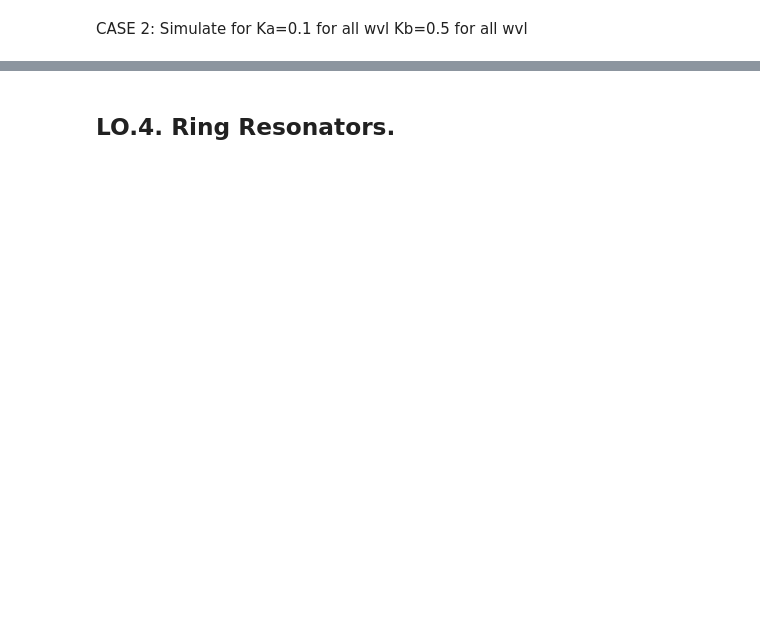
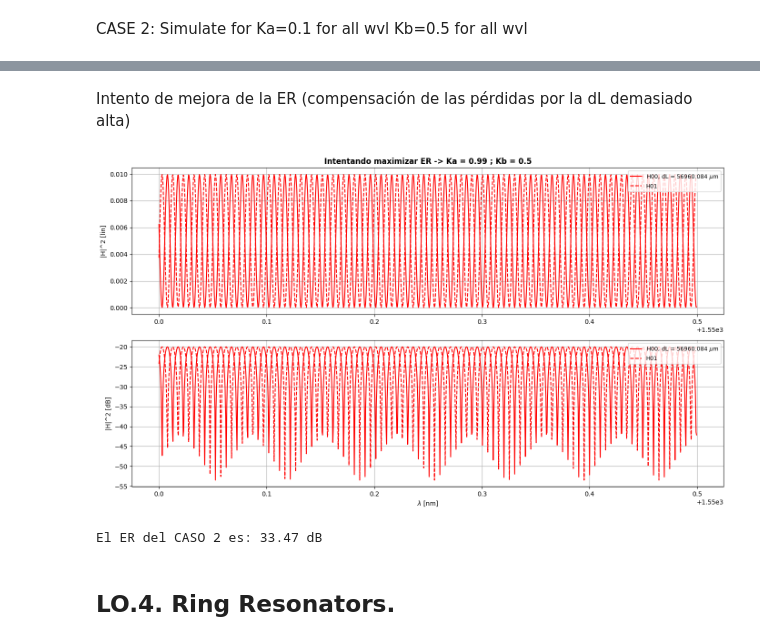
Before and after one commit to agondea/cifoin-lab3, a Jupyter notebook: CIRCUITS_&_COMPACT_MODELS.ipynb, the cells around one changed output, grey strips where cells are left out. Saved outputs shown, nothing was run; the diff lists cells and outputs as text; code cells hidden in the pictures; blank space fills up the shorter version.

```diff
--- a/CIRCUITS_&_COMPACT_MODELS.ipynb
+++ b/CIRCUITS_&_COMPACT_MODELS.ipynb
@@ -411,3 +533,66 @@ CASE 2: Simulate for Ka=0.1 for all wvl Kb=0.5 for all wvl
+# %% [markdown]
+Intento de mejora de la ER (compensación de las pérdidas por la dL demasiado alta)
+# %%
+# 1. Vector de longitudes de onda en el rango de: [1550-1550.5] nm (con saltos de 0.0000005)
+wvl = jnp.arange(1.55, 1.5505, 0.0000005)
+
+l_base = 1000.0
+delta_l = l_base + 55960.0840224255
+
+config_wvg_comun = {
+    "neff": 2.38,
+    "ng": 4.25,
+    "D": 0,
+    "loss": 4e-4 # 4 dB/cm en dB/um
+}
+
+# Simular MZI para todo el vector wvl
+mzi_sim = mzi(
+    wl = wvl,
+    coup_E = {"coupling": 0.9943},
+    coup_W = {"coupling": 0.5},
+    wvg_S = {"length": l_base, **config_wvg_comun},
+    wvg_N = {"length": l_base+delta_l, **config_wvg_comun}
+)
+
+
+H00_sim = mzi_sim["in0", "out0"]
+H01_sim = mzi_sim["in0", "out1"]
+H00_dB_sim = 20.0*jnp.log10(np.abs(H00_sim) + 1e-12)
+H01_dB_sim = 20.0*jnp.log10(np.abs(H01_sim) + 1e-12)
+
+# Crear figura con 2 subgráficas (2 filas x 1 columnas)
+fig, ax = plt.subplots(2, 1, figsize=(14, 8))
+
+# ------- Fila 0: Escala lineal ------- #
+ax[0].plot(wvl * 1e3, np.abs(H00_sim)**2, linestyle="-", color='red', label=f"H00, dL = {delta_l:.3f} $\mu$m")
+ax[0].plot(wvl * 1e3, np.abs(H01_sim)**2, linestyle="--", color='red', label=f"H01")
+ax[0].set_title("Intentando maximizar ER -> Ka = 0.99 ; Kb = 0.5", fontweight='bold')
+ax[0].set_ylabel("|H|^2 [lin]")
+
+
+# ------- Fila 1: En dB ------- #
+ax[1].plot(wvl * 1e3, H00_dB_sim, linestyle="-", color='red', label=f"H00, dL = {delta_l:.3f} $\mu$m")
+ax[1].plot(wvl * 1e3, H01_dB_sim, linestyle="--", color='red', label=f"H01")
+ax[1].set_ylabel("|H|^2 [dB]")
+ax[1].set_xlabel("$\lambda$ [nm]")
+
+# Formato común para todas las gráficas
+for i in range(2):
+    ax[i].grid(visible=True)
+    ax[i].legend(fontsize=9, loc='upper right')
+
+plt.tight_layout()
+plt.show()
+
+
+H00_dB_numpy = np.array(H00_dB_sim)
+
+ER = np.max(H00_dB_numpy) - np.min(H00_dB_numpy)
+print(f"El ER del CASO EXTRA es: {ER:.2f} dB")
+# %% [output]
+[figure, added]
+El ER del CASO 2 es: 33.47 dB
 # %% [markdown]
 ## LO.4. Ring Resonators.
 # %% [markdown]
```
Also changed, not shown: parts of 14 cells of this notebook.
